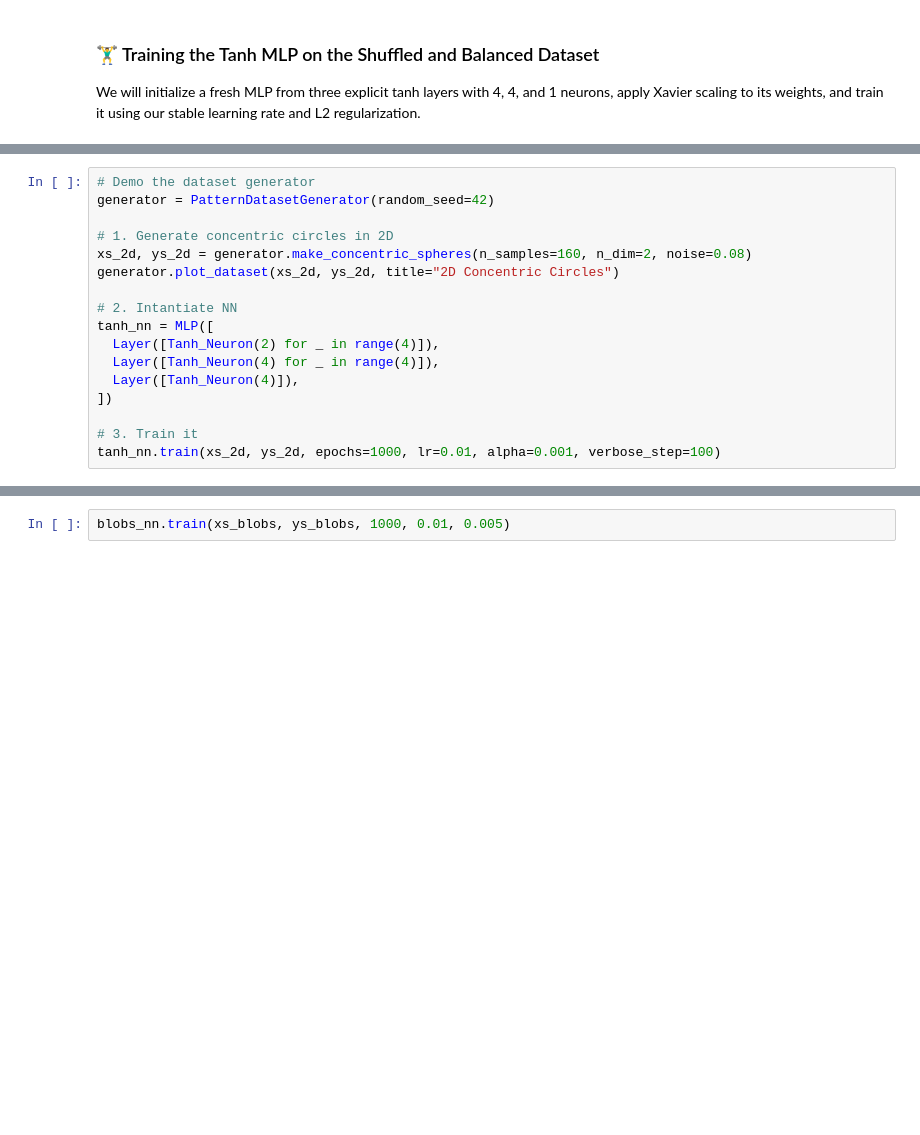
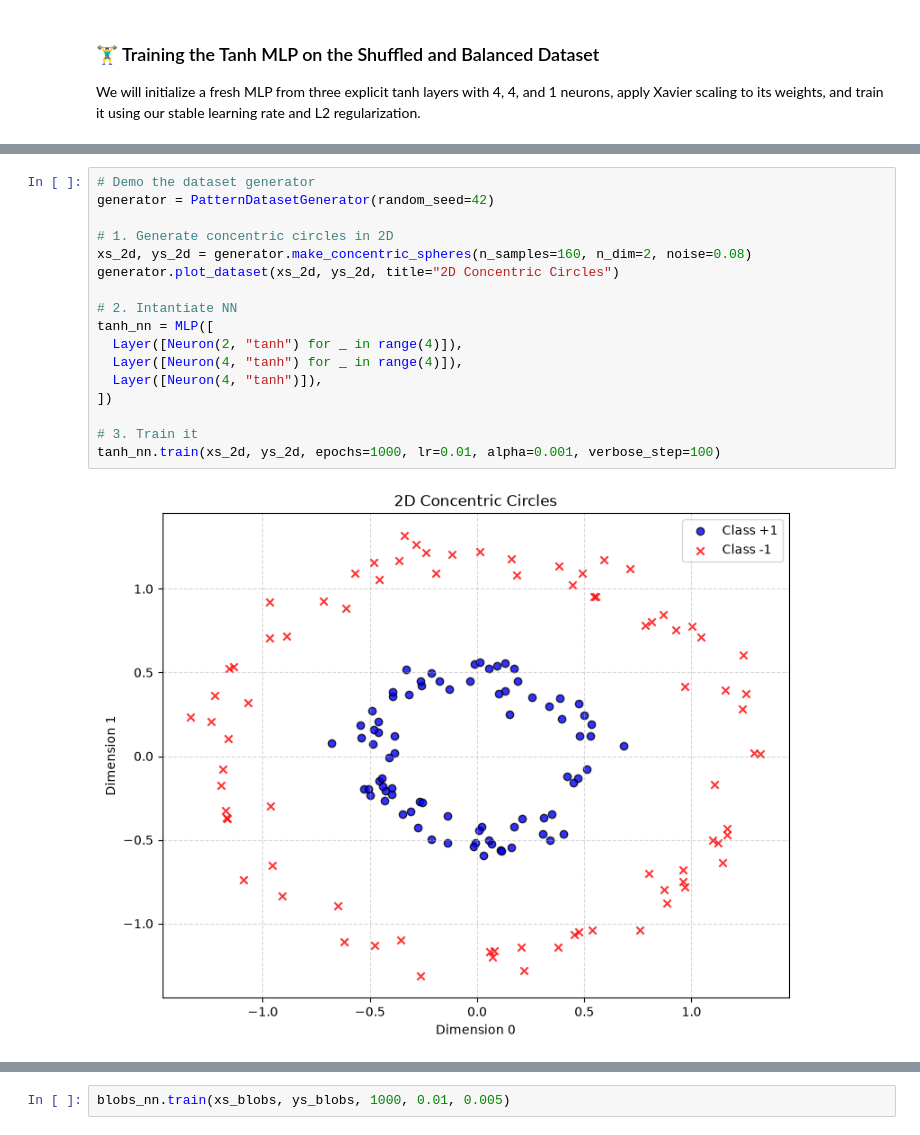
Before and after one commit to sdmcraft/nn-zero-to-hero, a Jupyter notebook: practice/micrograd.ipynb, the cells around one changed output, grey strips where cells are left out. Saved outputs shown, nothing was run; the diff lists cells and outputs as text; blank space fills up the shorter version.

```diff
--- a/practice/micrograd.ipynb
+++ b/practice/micrograd.ipynb
@@ -893,17 +1048,19 @@ merged_figure, merged_axis = PatternDatasetGenerator.plot_decision_boundary(
 # %%
 # Demo the dataset generator
 generator = PatternDatasetGenerator(random_seed=42)
 
 # 1. Generate concentric circles in 2D
 xs_2d, ys_2d = generator.make_concentric_spheres(n_samples=160, n_dim=2, noise=0.08)
 generator.plot_dataset(xs_2d, ys_2d, title="2D Concentric Circles")
 
 # 2. Intantiate NN
 tanh_nn = MLP([
-  Layer([Tanh_Neuron(2) for _ in range(4)]),
-  Layer([Tanh_Neuron(4) for _ in range(4)]),
-  Layer([Tanh_Neuron(4)]),
+  Layer([Neuron(2, "tanh") for _ in range(4)]),
+  Layer([Neuron(4, "tanh") for _ in range(4)]),
+  Layer([Neuron(4, "tanh")]),
 ])
 
 # 3. Train it
 tanh_nn.train(xs_2d, ys_2d, epochs=1000, lr=0.01, alpha=0.001, verbose_step=100)
+# %% [output]
+[figure, added]
```
Also changed, not shown: parts of 33 cells of this notebook.
